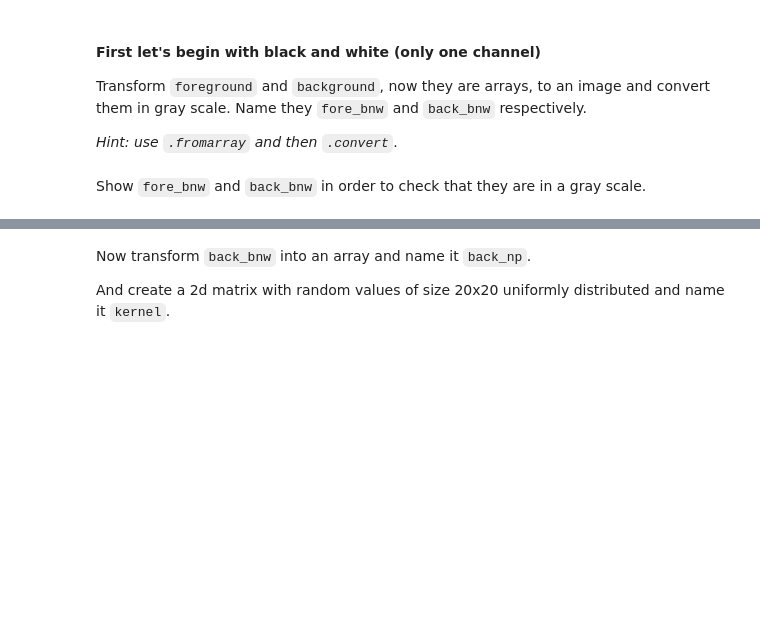
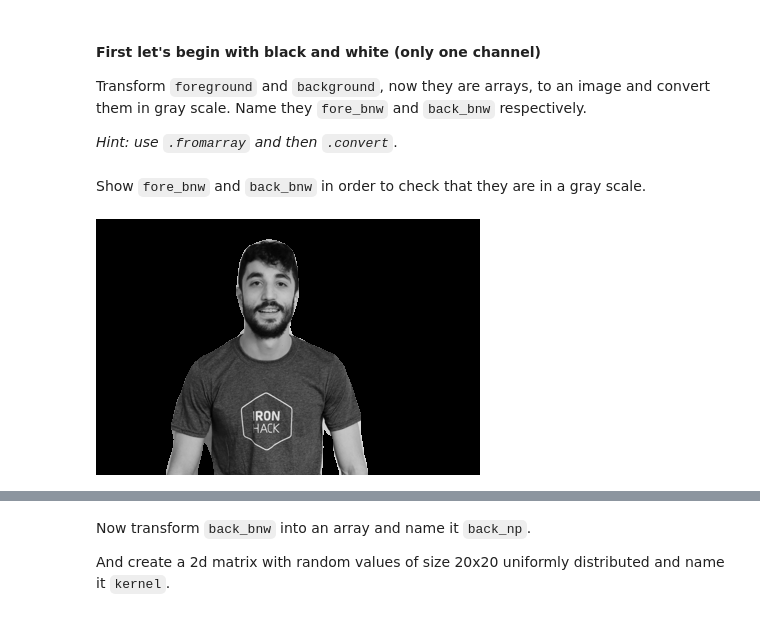
Before and after one commit to blancalluch/ImageSegmentation, a Jupyter notebook: main.ipynb, the cells around one changed output, grey strips where cells are left out. Saved outputs shown, nothing was run; the diff lists cells and outputs as text; code cells hidden in the pictures; blank space fills up the shorter version.

```diff
--- a/main.ipynb
+++ b/main.ipynb
@@ -51,3 +60,5 @@ Sometimes it is desirable to thumbnail all images to have the same width or heig
 *Hint: use `img.size` as much as you need until you get a size of (384, 256)*.
 # %%
 # Your code here
+img = img.resize((384, 256))
+img.size
@@ -64,3 +85,4 @@ foreground_mask = np.any(mask != [0, 0, 0], axis=-1)
 Now it's your turn again, convert the image to np.array and apply the mask twice to the picture, once to the `foreground` and once to the `background`. Make a couple of copies of the image instead of assigning the same value to different variables. After doing this, you may want to check how those are looking.
 # %%
 # Your code here
+npImg = np.array(img)
@@ -66,0 +91,2 @@ Now it's your turn again, convert the image to np.array and apply the mask twice
+# %%
+fore = npImg[:,:,0] * foreground_mask
@@ -89,2 +133,6 @@ Transform `foreground` and `background`, now they are arrays, to an image and co
+# %%
+# Your code here
+fore_bnw = Image.fromarray(fore).convert("L")
+back_bnw = Image.fromarray(back).convert("L")
 # %% [markdown]
 Show `fore_bnw` and `back_bnw` in order to check that they are in a gray scale.
@@ -92,0 +139,4 @@ Show `fore_bnw` and `back_bnw` in order to check that they are in a gray scale.
+# %%
+fore_bnw
+# %% [output]
+[figure, added]
```
Also changed, not shown: parts of 35 cells of this notebook, 3 other files.
